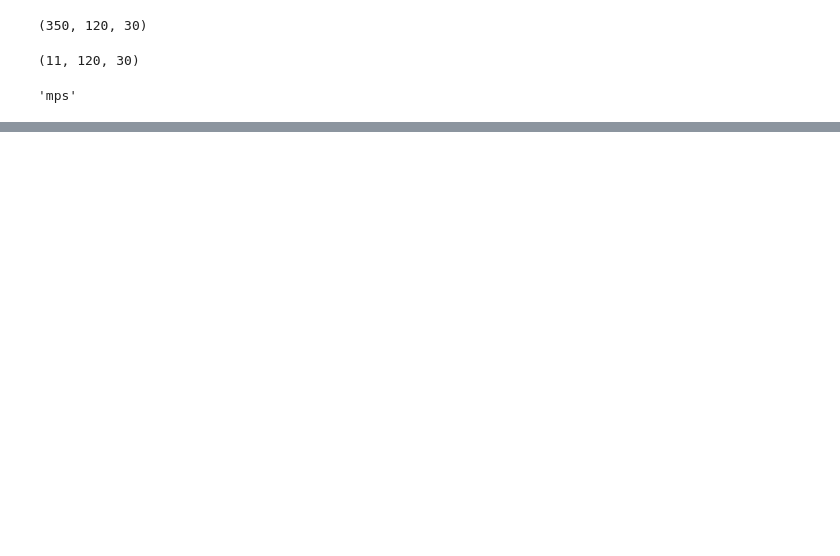
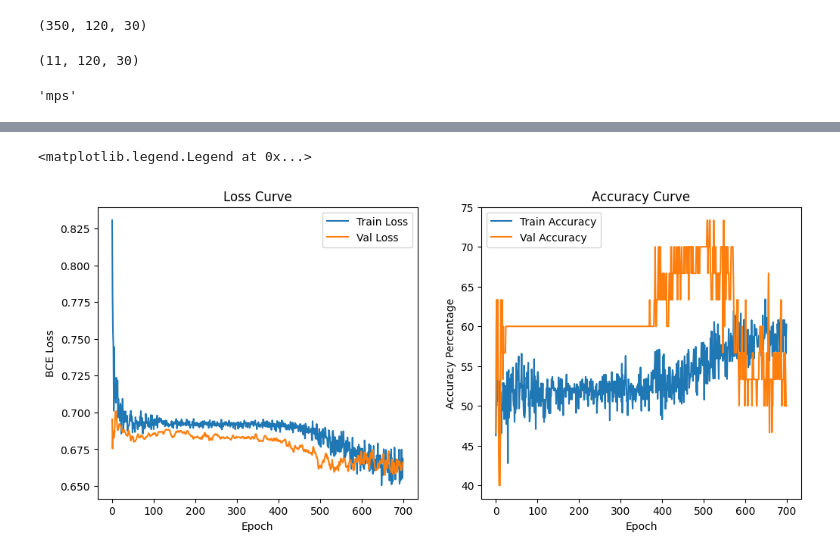
Before and after one commit to yousifnimah/Isolation-Forest, a Jupyter notebook: classifier.ipynb, the cells around one changed output, grey strips where cells are left out. Cells and saved outputs as stored; diff of their text form; code cells hidden in the pictures; blank space fills up the shorter version.

```diff
--- a/classifier.ipynb
+++ b/classifier.ipynb
@@ -200,7 +240,7 @@ train_ds = WearableDataset(train_X, train_y)
 test_ds = WearableDataset(test_X, test_y)
 val_ds = WearableDataset(val_X, val_y)
 
-train_loader = DataLoader(dataset=train_ds, batch_size=32, shuffle=True)
+train_loader = DataLoader(dataset=train_ds, batch_size=32, shuffle=False)
 val_loader = DataLoader(dataset=val_ds, shuffle=False)
 test_loader = DataLoader(dataset=test_ds, shuffle=False)
 
@@ -249,4 +312,4 @@ class StressCNN1D(nn.Module):
 # %%
-model_01 = StressCNN1D()
+model_01 = StressMLP()
 model_01.state_dict()
 # %% [output]
@@ -290,9 +356,10 @@ Estimated Total Size (MB): 1.74
 # %%
 ## Loss function and Optimizer and Accuracy
 loss_fn = nn.BCEWithLogitsLoss()
-optimizer = torch.optim.SGD(params=model_01.parameters(), lr=1e-2)
+optimizer = torch.optim.Adam(model_01.parameters(), lr=1e-3)
 # %%
 def accuracy_fn(ytrue, ypreds):
-    correct = torch.eq(ytrue, ypreds).item()
+    correct = torch.eq(ypreds,ytrue).sum().item()
+
     return correct / len(ytrue) * 100
 # %%
@@ -299,0 +642,28 @@ def accuracy_fn(ytrue, ypreds):
+# %%
+import matplotlib.pyplot as plt
+
+train_loss = [r["loss"] for r in training_steps]
+val_loss = [r["loss"] for r in validation_steps]
+
+train_acc = [r["acc"] for r in training_steps]
+val_acc = [r["acc"] for r in validation_steps]
+
+plt.figure(figsize=(12, 5))
+plt.subplot(1, 2, 1)
+plt.plot(train_loss, label="Train Loss")
+plt.plot(val_loss, label="Val Loss")
+plt.title("Loss Curve")
+plt.xlabel("Epoch")
+plt.ylabel("BCE Loss")
+plt.legend()
+
+plt.subplot(1, 2, 2)
+plt.plot(train_acc, label="Train Accuracy")
+plt.plot(val_acc, label="Val Accuracy")
+plt.title("Accuracy Curve")
+plt.xlabel("Epoch")
+plt.ylabel("Accuracy Percentage")
+plt.legend()
+# %% [output]
+<matplotlib.legend.Legend at 0x...>
+[figure, added]
```
Also changed, not shown: parts of 11 cells of this notebook, 1 other file.
